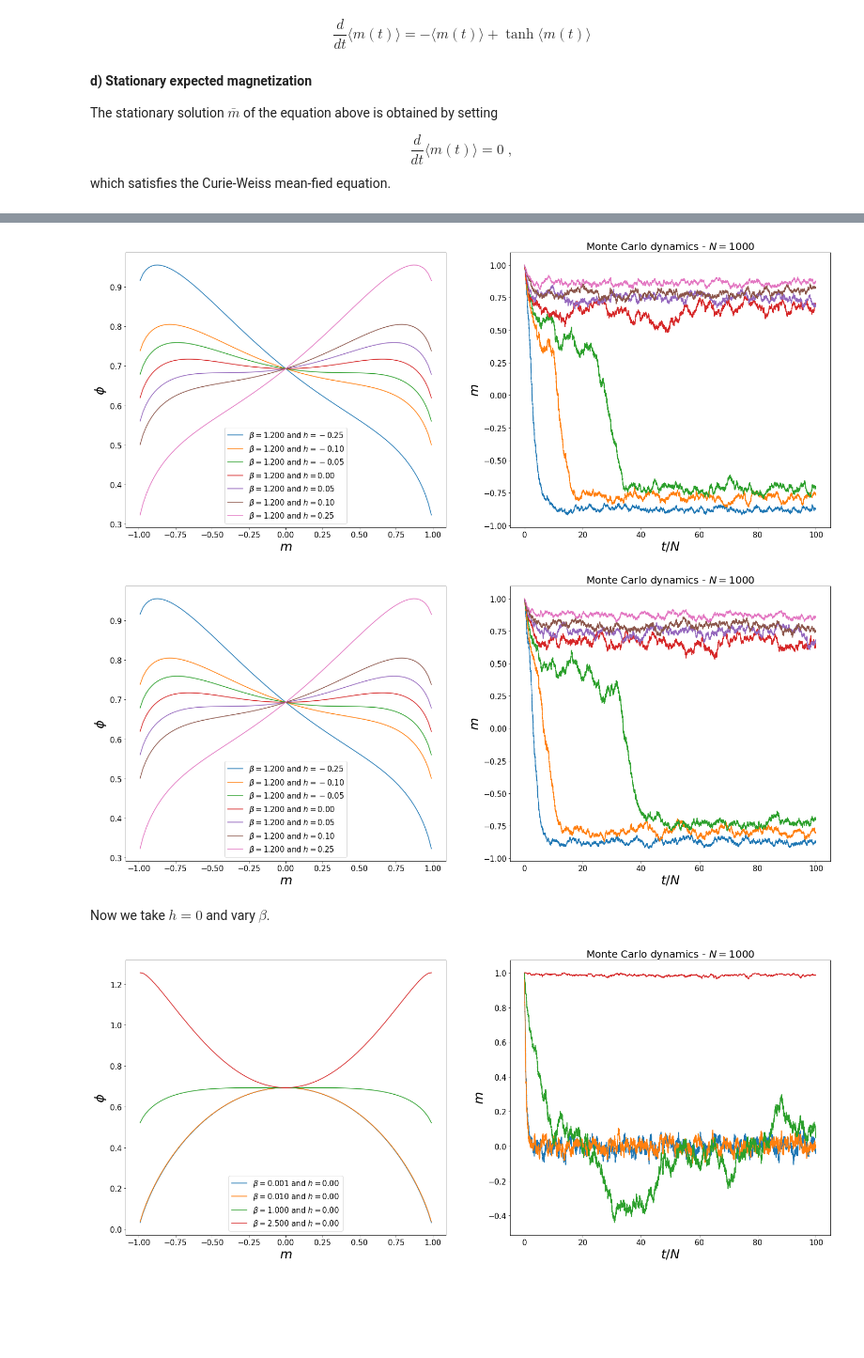
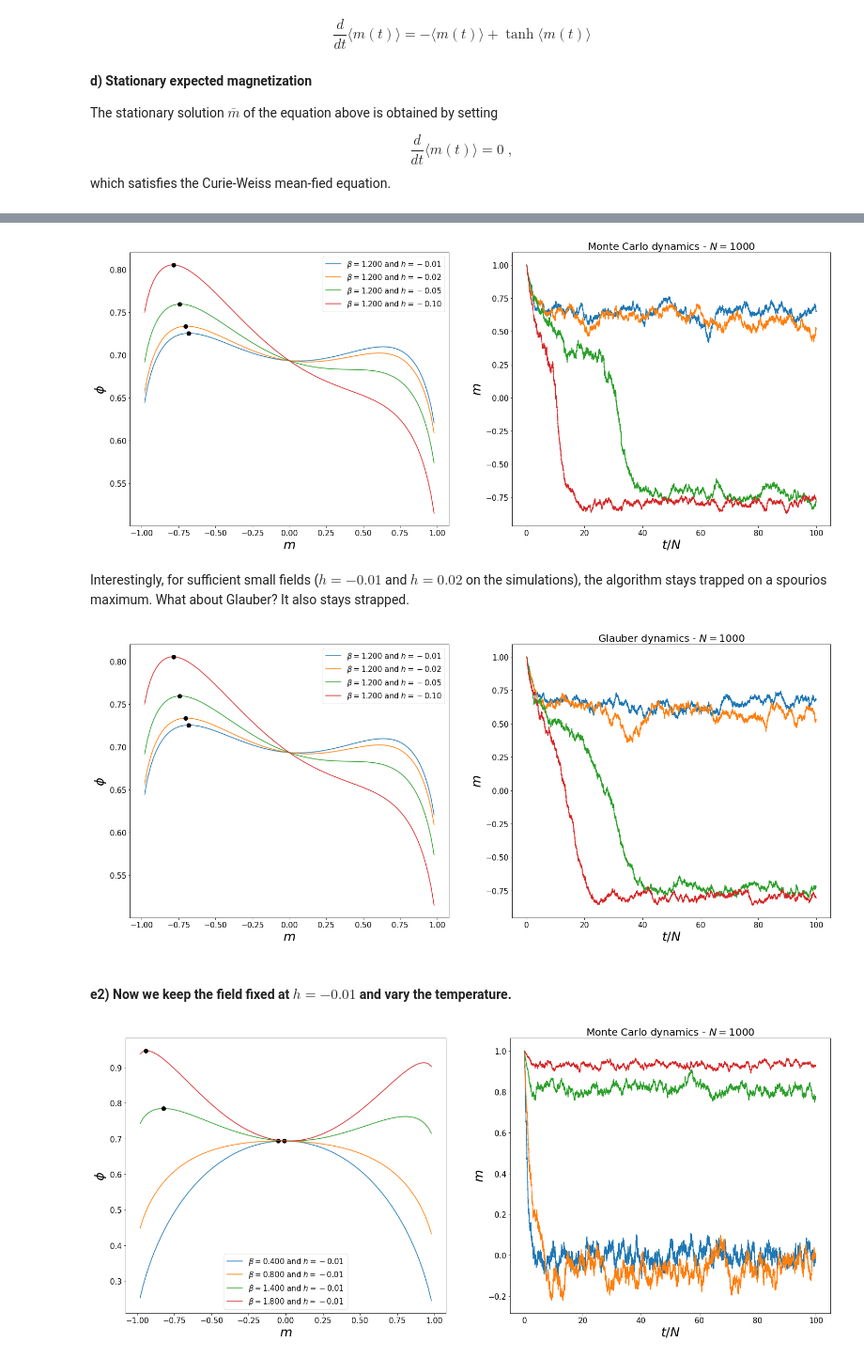
Before and after one commit to rodsveiga/PHYS-642, a Jupyter notebook: hm1.ipynb, the cells around one changed output, grey strips where cells are left out. Shown at 94% size. Cells and saved outputs as stored; diff of their text form; code cells hidden in the pictures; blank space fills up the shorter version.

```diff
--- a/hm1.ipynb
+++ b/hm1.ipynb
@@ -445,9 +455,9 @@ To investigate, let us first keep the previous value of $\beta = 1.2 $ and vary
 # %%
-beta_ = [1.2, 1.2, 1.2, 1.2, 1.2, 1.2, 1.2]
-h_ = [-0.25, -0.1, -0.05, 0, 0.05, 0.1, 0.25]
+beta_ = [1.2, 1.2, 1.2, 1.2]
+h_ = [-0.01, -0.02, -0.05, -0.1]
 N = 1000
 
-m = np.linspace(-0.99, 0.99, 100)
+m = np.linspace(-0.98, 0.98, 100)
 
 f, ax = plt.subplots(1, 2, figsize = (25, 10))
 
@@ -455,6 +465,12 @@ for beta, h in zip(beta_, h_):
     ax[0].plot(m,  phi(m, beta, h), label= '$\\beta =  %.3f $ and $h = %.2f $' % (beta, h))
     MC_dyn = MCMC(N, beta, h)
     ax[1].plot(np.arange(0, len(MC_dyn)) / N, MC_dyn)
+
+
+    phi_star_ = np.max(phi(m, beta, h))
+    m_star_ = m[phi(m, beta, h).argmax()]
+    ax[0].plot(m_star_, phi(m_star_, beta, h), marker= 'o', markersize= 8, color= 'black')
+
 
 ax[0].set_xlabel('$m$', fontsize= 25)
 ax[0].set_ylabel('$\\phi$', fontsize= 25)
@@ -466,56 +482,70 @@ ax[1].set_ylabel('$m$', fontsize= 25)
 ax[1].tick_params(labelsize=15)
 plt.show()
 # %% [output]
-[figure, old version]
+[figure, new version]
+# %% [markdown]
+Interestingly, for sufficient small fields ($ h = -0.01 $ and $h = 0.02$ on the simulations), the algorithm stays trapped on a spourios maximum. What about Glauber? It also stays strapped.
 # %%
-beta_ = [1.2, 1.2, 1.2, 1.2, 1.2, 1.2, 1.2]
-h_ = [-0.25, -0.1, -0.05, 0, 0.05, 0.1, 0.25]
+beta_ = [1.2, 1.2, 1.2, 1.2]
+h_ = [-0.01, -0.02, -0.05, -0.1]
 N = 1000
 
-m = np.linspace(-0.99, 0.99, 100)
+m = np.linspace(-0.98, 0.98, 100)
 
 f, ax = plt.subplots(1, 2, figsize = (25, 10))
 
 for beta, h in zip(beta_, h_):
     ax[0].plot(m,  phi(m, beta, h), label= '$\\beta =  %.3f $ and $h = %.2f $' % (beta, h))
-    MC_dyn = MCMC(N, beta, h)
-    ax[1].plot(np.arange(0, len(MC_dyn)) / N, MC_dyn)
+    GL = Glauber_dyn(N, beta, h)
+    ax[1].plot(np.arange(0, len(GL)) / N, GL)
+
+
+    phi_star_ = np.max(phi(m, beta, h))
+    m_star_ = m[phi(m, beta, h).argmax()]
+    ax[0].plot(m_star_, phi(m_star_, beta, h), marker= 'o', markersize= 8, color= 'black')
+
 
 ax[0].set_xlabel('$m$', fontsize= 25)
 ax[0].set_ylabel('$\\phi$', fontsize= 25)
 ax[0].tick_params(labelsize=15)
 ax[0].legend(fontsize= 15)
-ax[1].set_title('Monte Carlo dynamics - $ N = %d $' % N, fontsize= 20)
+ax[1].set_title('Glauber dynamics - $ N = %d $' % N, fontsize= 20)
 ax[1].set_xlabel('$t/N$', fontsize= 25)
 ax[1].set_ylabel('$m$', fontsize= 25)
 ax[1].tick_params(labelsize=15)
 plt.show()
 # %% [output]
-[figure, old version]
+[figure, new version]
-# %% [markdown]
-Now we take $ h = 0 $ and vary $\beta $.
+# %% [markdown]
+#### e2) Now we keep the field fixed at $ h = -0.01$ and vary the temperature.
 # %%
-beta_ = [0.001, 0.01, 1, 2.5]
-h_ = [0, 0, 0, 0]
+beta_ = [0.4, 0.8, 1.4, 1.8]
+h_ = [-0.01, -0.01, -0.01, -0.01]
 N = 1000
 
-m = np.linspace(-0.99, 0.99, 100)
+m = np.linspace(-0.98, 0.98, 100)
 
 f, ax = plt.subplots(1, 2, figsize = (25, 10))
 
 for beta, h in zip(beta_, h_):
     ax[0].plot(m,  phi(m, beta, h), label= '$\\beta =  %.3f $ and $h = %.2f $' % (beta, h))
     MC_dyn = MCMC(N, beta, h)
     ax[1].plot(np.arange(0, len(MC_dyn)) / N, MC_dyn)
+
+
+    phi_star_ = np.max(phi(m, beta, h))
+    m_star_ = m[phi(m, beta, h).argmax()]
+    ax[0].plot(m_star_, phi(m_star_, beta, h), marker= 'o', markersize= 8, color= 'black')
+
 
 ax[0].set_xlabel('$m$', fontsize= 25)
 ax[0].set_ylabel('$\\phi$', fontsize= 25)
 ax[0].tick_params(labelsize=15)
 ax[0].legend(fontsize= 15)
 ax[1].set_title('Monte Carlo dynamics - $ N = %d $' % N, fontsize= 20)
 ax[1].set_xlabel('$t/N$', fontsize= 25)
 ax[1].set_ylabel('$m$', fontsize= 25)
 ax[1].tick_params(labelsize=15)
 plt.show()
 # %% [output]
-[figure, old version]
+[figure, new version]
```
Also changed, not shown: parts of 7 cells of this notebook.
